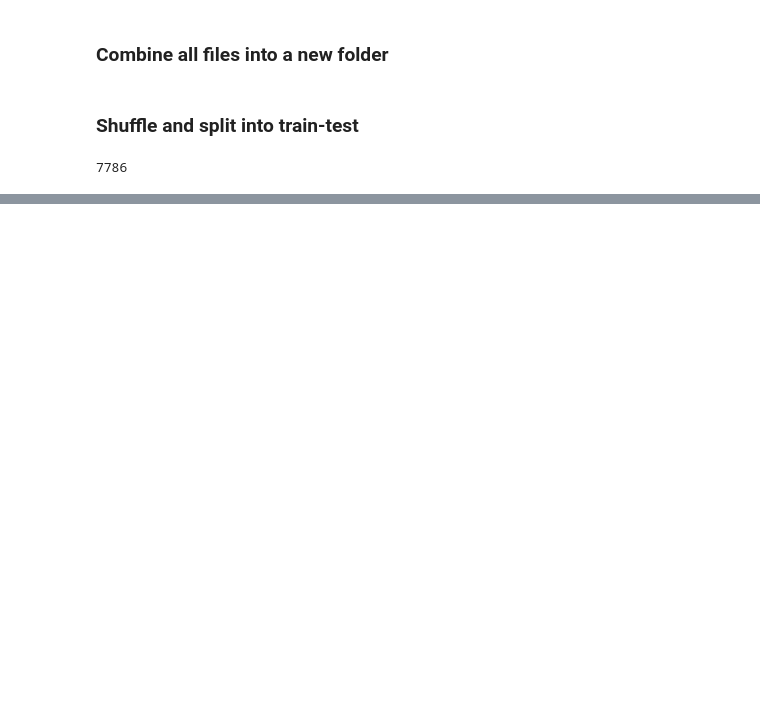
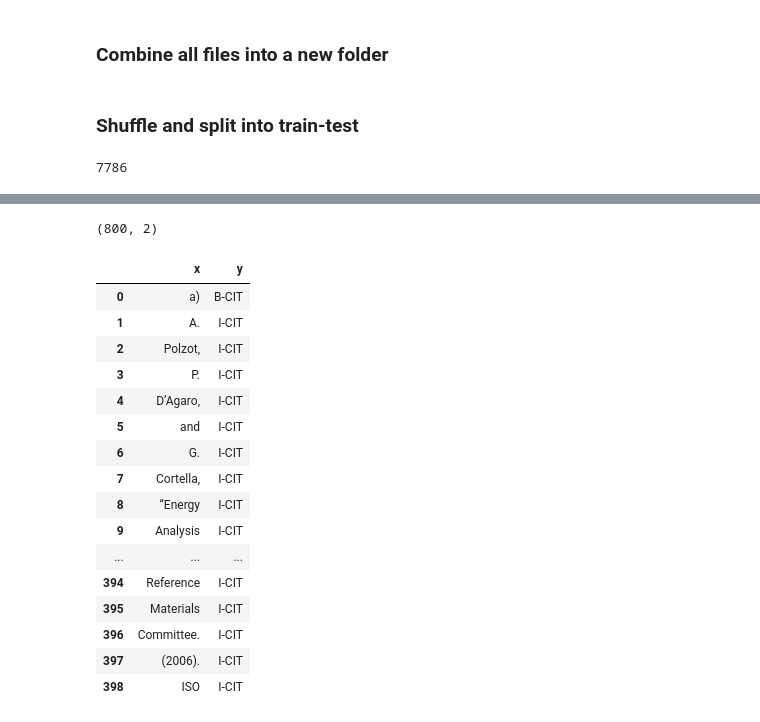
Before and after one commit to barmanu/dp-dpo-citation-bio-trainer, a Jupyter notebook: notebooks/data_exploration.ipynb, the cells around one changed output, grey strips where cells are left out. Saved outputs shown, nothing was run; the diff lists cells and outputs as text; code cells hidden in the pictures; blank space fills up the shorter version.

```diff
--- a/notebooks/data_exploration.ipynb
+++ b/notebooks/data_exploration.ipynb
@@ -2,6 +2,7 @@
 import pandas as pd
 import numpy as np
 import os
+pd.set_option('display.max_rows', None)
 # %%
 home_path = '/nlp/cs_data'
 dest_path = '/nlp/cs_data_full'
@@ -49,0 +53,30 @@ for fpath in test_ls:
+# %%
+%%time
+#train_data_path = '/home/joshib/cs_data/citation-bio-labelled-data-2020-06-09~06:30:11.273245/nlp/exps/output/2020-06-09~06:30:11.273245'
+#train_data_path = '/nlp/cs_data/2020-06-09~06:30:11.273245'
+train_data_path = '/nlp/cs_data_full/cs_data_train/'
+test_data_path  = '/nlp/cs_data_full/cs_data_test/'
+
+pattern = "*#*#"
+sentences = []
+sent_tags = []
+len_arr = []
+for fpath in os.listdir(train_data_path):
+    if fpath not in ['data-gen-config.json', 'data_generation_stats.csv'] and ".csv" in fpath:
+        fpath = os.path.join(train_data_path, fpath)
+        df = pd.read_csv(fpath, index_col=0)
+        df.fillna("\n", axis=1, inplace=True)
+        len_arr.append(df.shape[0])
+        sentences.append(pattern.join(df.x))
+        sent_tags.append(pattern.join(df.y))
+
+sentences_test = []
+sent_tags_test = []
+for fpath in os.listdir(test_data_path):
+    if fpath not in ['data-gen-config.json', 'data_generation_stats.csv'] and ".csv" in fpath:
+        fpath = os.path.join(test_data_path, fpath)
+        df = pd.read_csv(fpath, index_col=0)
+        df.fillna("\n", axis=1, inplace=True)
+        len_arr.append(df.shape[0])
+        sentences_test.append(pattern.join(df.x))
+        sent_tags_test.append(pattern.join(df.y))
@@ -49,0 +86,7 @@ for fpath in test_ls:
+# %%
+for fpath in os.listdir(train_data_path)[1222:1223]:
+    print(fpath)
+    if fpath not in ['data-gen-config.json', 'data_generation_stats.csv'] and ".csv" in fpath:
+        fpath = os.path.join(train_data_path, fpath)
+        df = pd.read_csv(fpath, index_col=0)
+        df.fillna("\n", axis=1, inplace=True)
@@ -49,0 +95,24 @@ for fpath in test_ls:
+# %%
+df.shape
+# %% [output]
+(800, 2)
+# %%
+df
+# %% [output]
+|  | x | y |
+| 0 | a) | B-CIT |
+| 1 | A. | I-CIT |
+| 2 | Polzot, | I-CIT |
+| 3 | P. | I-CIT |
+| 4 | D’Agaro, | I-CIT |
+| 5 | and | I-CIT |
+| 6 | G. | I-CIT |
+| 7 | Cortella, | I-CIT |
+| 8 | “Energy | I-CIT |
+| 9 | Analysis | I-CIT |
+| ... | ... | ... |
+| 394 | Reference | I-CIT |
+| 395 | Materials | I-CIT |
+| 396 | Committee. | I-CIT |
+| 397 | (2006). | I-CIT |
+| 398 | ISO | I-CIT |
```
Also changed, not shown: parts of 5 cells of this notebook, 1 other file.
